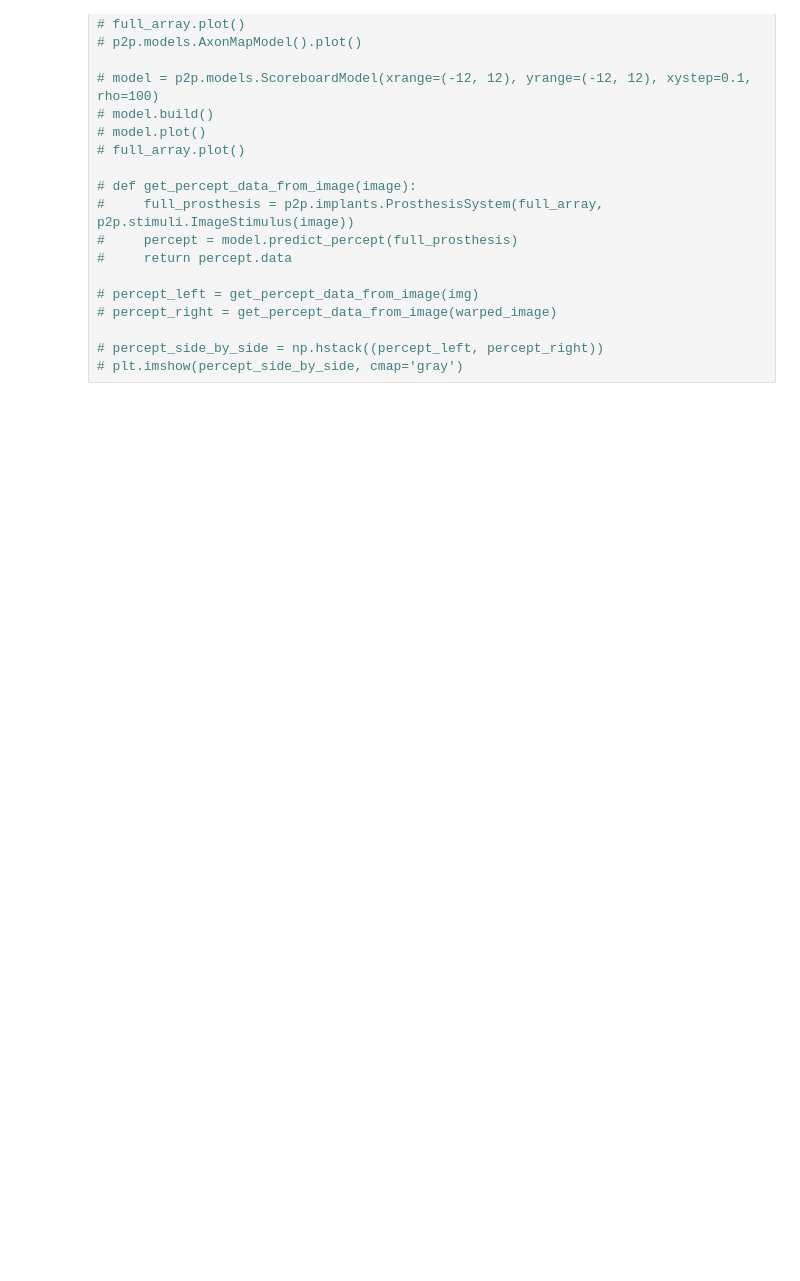
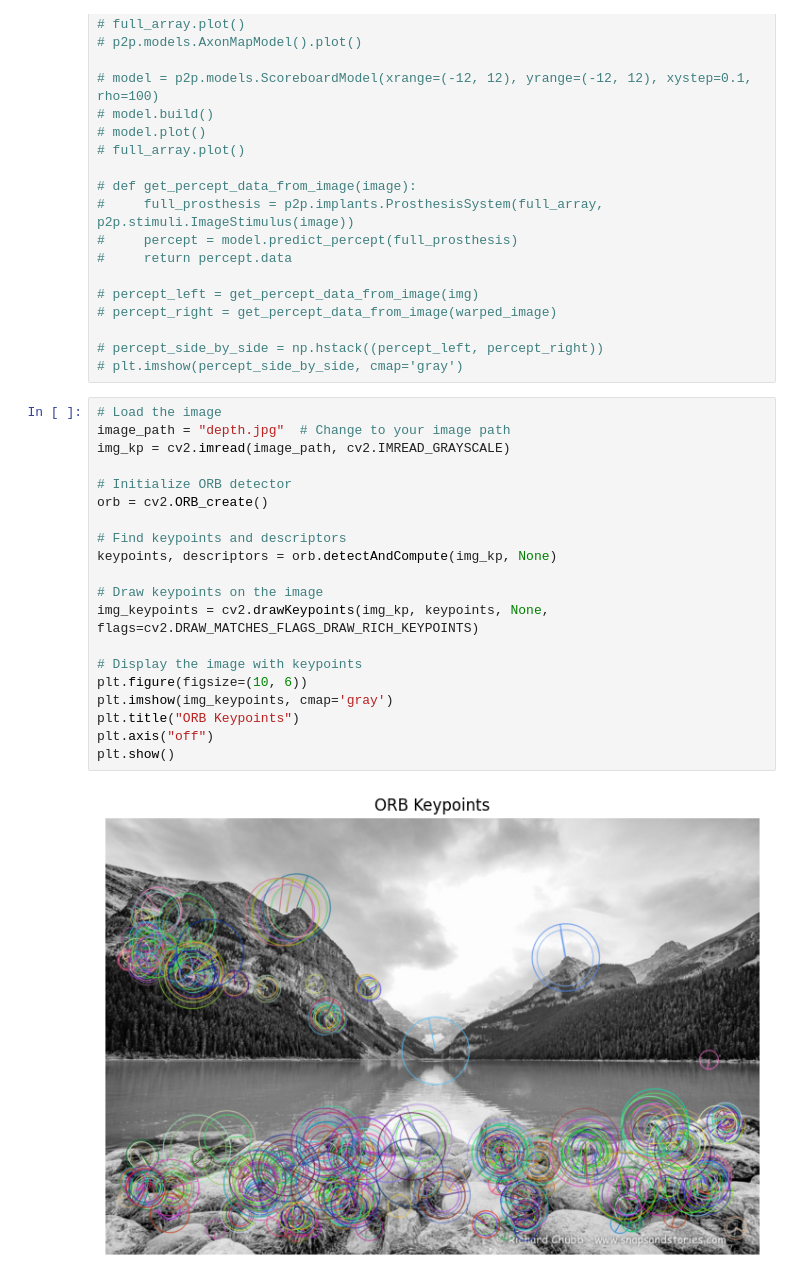
Before and after one commit to csirlin/StereoSight, a Jupyter notebook: depth.ipynb, the cells around one changed output. Drawn from its saved outputs; the diff is of its cells as text; blank space fills up the shorter version.

Commit message:
depth perception with opencv key points

```diff
--- a/depth.ipynb
+++ b/depth.ipynb
@@ -159,3 +159,25 @@ plt.imshow(percept_side_by_side, cmap='gray')
 
 # percept_side_by_side = np.hstack((percept_left, percept_right))
 # plt.imshow(percept_side_by_side, cmap='gray')
+# %%
+# Load the image
+image_path = "depth.jpg"  # Change to your image path
+img_kp = cv2.imread(image_path, cv2.IMREAD_GRAYSCALE)
+
+# Initialize ORB detector
+orb = cv2.ORB_create()
+
+# Find keypoints and descriptors
+keypoints, descriptors = orb.detectAndCompute(img_kp, None)
+
+# Draw keypoints on the image
+img_keypoints = cv2.drawKeypoints(img_kp, keypoints, None, flags=cv2.DRAW_MATCHES_FLAGS_DRAW_RICH_KEYPOINTS)
+
+# Display the image with keypoints
+plt.figure(figsize=(10, 6))
+plt.imshow(img_keypoints, cmap='gray')
+plt.title("ORB Keypoints")
+plt.axis("off")
+plt.show()
+# %% [output]
+[figure, added]
```
Also changed, not shown: parts of 6 cells of this notebook.
